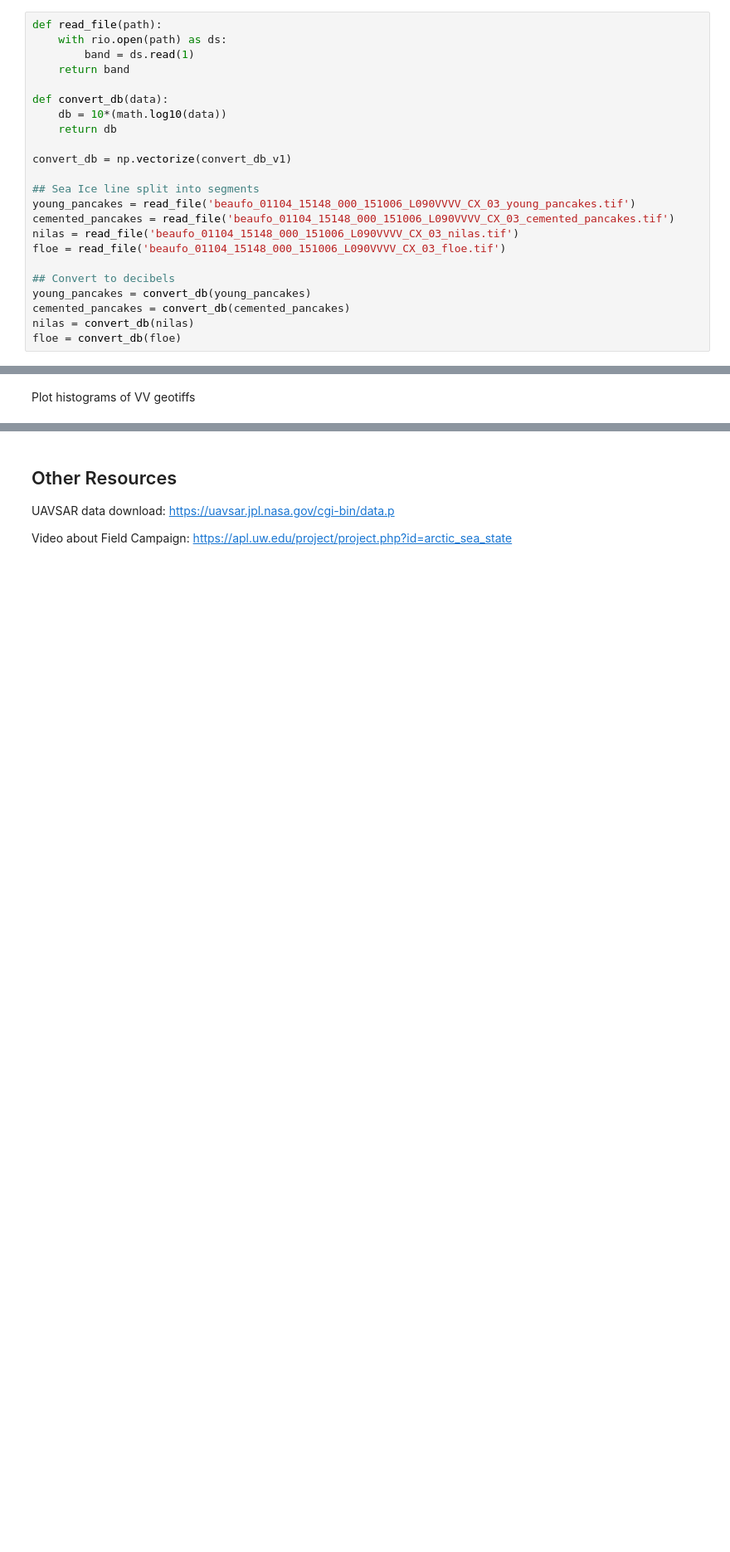
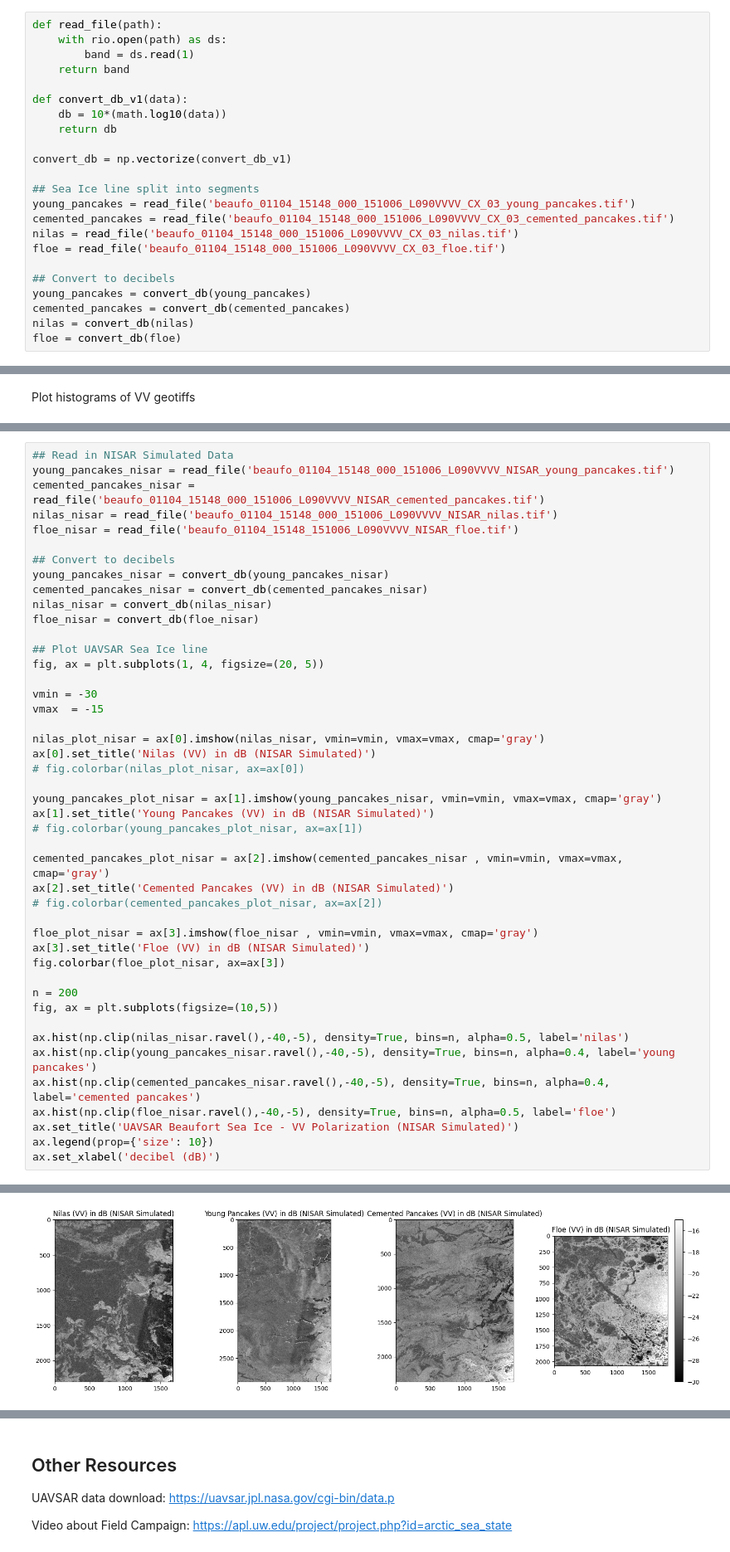
Before and after one commit to anniepeacock/DANSAR, a Jupyter notebook: nisar/Sea_Ice_NISAR.ipynb, the cells around one changed output, grey strips where cells are left out. Shown at 83% size. Drawn from its saved outputs; the diff is of its cells as text; blank space fills up the shorter version.

Commit message:
Added NISAR Simulated

```diff
--- a/nisar/Sea_Ice_NISAR.ipynb
+++ b/nisar/Sea_Ice_NISAR.ipynb
@@ -91,7 +94,7 @@ def read_file(path):
         band = ds.read(1)
     return band
 
-def convert_db(data):
+def convert_db_v1(data):
     db = 10*(math.log10(data))
     return db
 
@@ -150,0 +159,46 @@ Text(0.5, 0, 'decibel (dB)')
+# %%
+## Read in NISAR Simulated Data
+young_pancakes_nisar = read_file('beaufo_01104_15148_000_151006_L090VVVV_NISAR_young_pancakes.tif')
+cemented_pancakes_nisar = read_file('beaufo_01104_15148_000_151006_L090VVVV_NISAR_cemented_pancakes.tif')
+nilas_nisar = read_file('beaufo_01104_15148_000_151006_L090VVVV_NISAR_nilas.tif')
+floe_nisar = read_file('beaufo_01104_15148_151006_L090VVVV_NISAR_floe.tif')
+
+## Convert to decibels
+young_pancakes_nisar = convert_db(young_pancakes_nisar)
+cemented_pancakes_nisar = convert_db(cemented_pancakes_nisar)
+nilas_nisar = convert_db(nilas_nisar)
+floe_nisar = convert_db(floe_nisar)
+
+## Plot UAVSAR Sea Ice line
+fig, ax = plt.subplots(1, 4, figsize=(20, 5))
+
+vmin = -30
+vmax  = -15
+
+nilas_plot_nisar = ax[0].imshow(nilas_nisar, vmin=vmin, vmax=vmax, cmap='gray')
+ax[0].set_title('Nilas (VV) in dB (NISAR Simulated)')
+# fig.colorbar(nilas_plot_nisar, ax=ax[0])
+
+young_pancakes_plot_nisar = ax[1].imshow(young_pancakes_nisar, vmin=vmin, vmax=vmax, cmap='gray')
+ax[1].set_title('Young Pancakes (VV) in dB (NISAR Simulated)')
+# fig.colorbar(young_pancakes_plot_nisar, ax=ax[1])
+
+cemented_pancakes_plot_nisar = ax[2].imshow(cemented_pancakes_nisar , vmin=vmin, vmax=vmax, cmap='gray')
+ax[2].set_title('Cemented Pancakes (VV) in dB (NISAR Simulated)')
+# fig.colorbar(cemented_pancakes_plot_nisar, ax=ax[2])
+
+floe_plot_nisar = ax[3].imshow(floe_nisar , vmin=vmin, vmax=vmax, cmap='gray')
+ax[3].set_title('Floe (VV) in dB (NISAR Simulated)')
+fig.colorbar(floe_plot_nisar, ax=ax[3])
+
+n = 200
+fig, ax = plt.subplots(figsize=(10,5))
+
+ax.hist(np.clip(nilas_nisar.ravel(),-40,-5), density=True, bins=n, alpha=0.5, label='nilas')
+ax.hist(np.clip(young_pancakes_nisar.ravel(),-40,-5), density=True, bins=n, alpha=0.4, label='young pancakes')
+ax.hist(np.clip(cemented_pancakes_nisar.ravel(),-40,-5), density=True, bins=n, alpha=0.4, label='cemented pancakes')
+ax.hist(np.clip(floe_nisar.ravel(),-40,-5), density=True, bins=n, alpha=0.5, label='floe')
+ax.set_title('UAVSAR Beaufort Sea Ice - VV Polarization (NISAR Simulated)')
+ax.legend(prop={'size': 10})
+ax.set_xlabel('decibel (dB)')
+# %% [output]
@@ -150,0 +206 @@ Text(0.5, 0, 'decibel (dB)')
+[figure, added]
```
Also changed, not shown: parts of 6 cells of this notebook.
